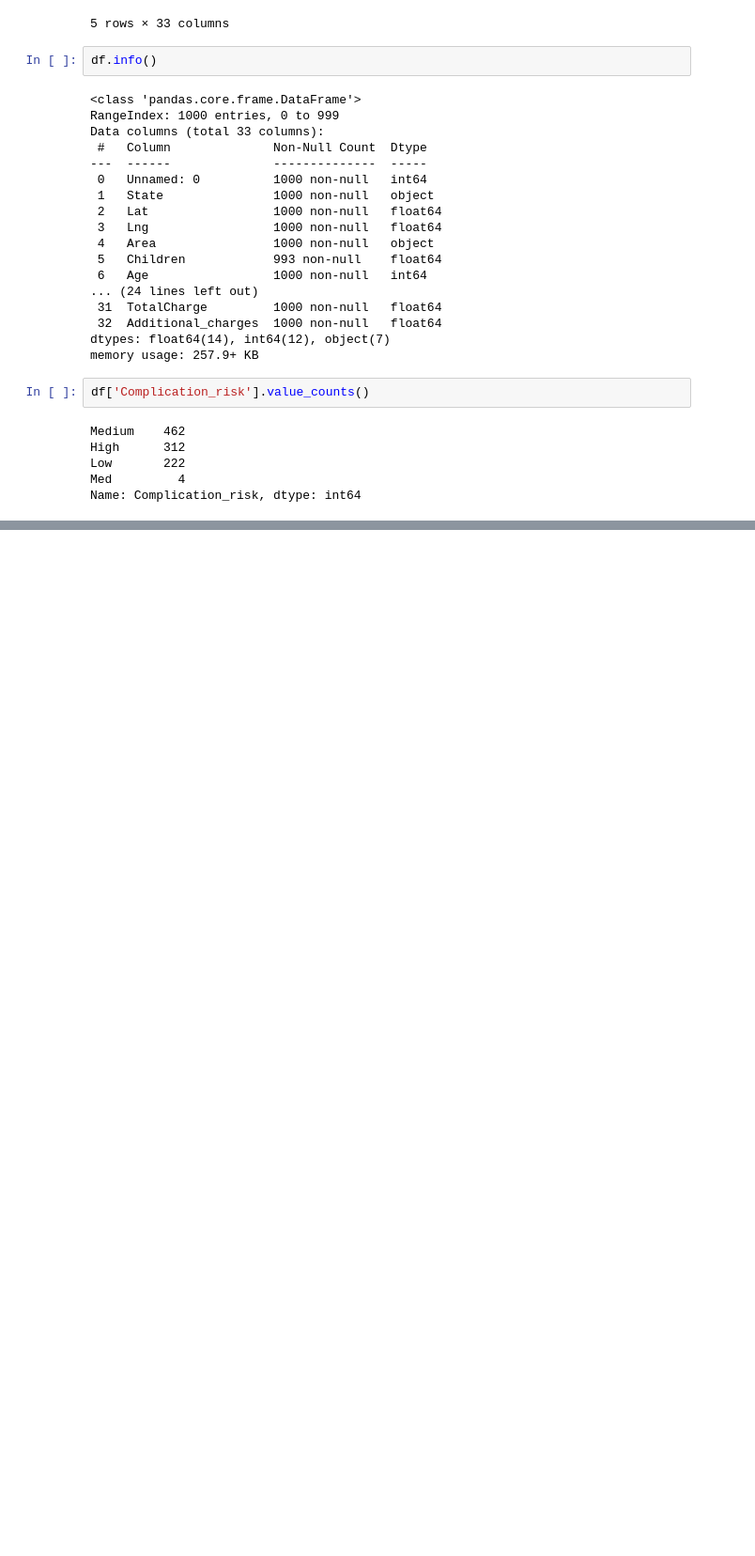
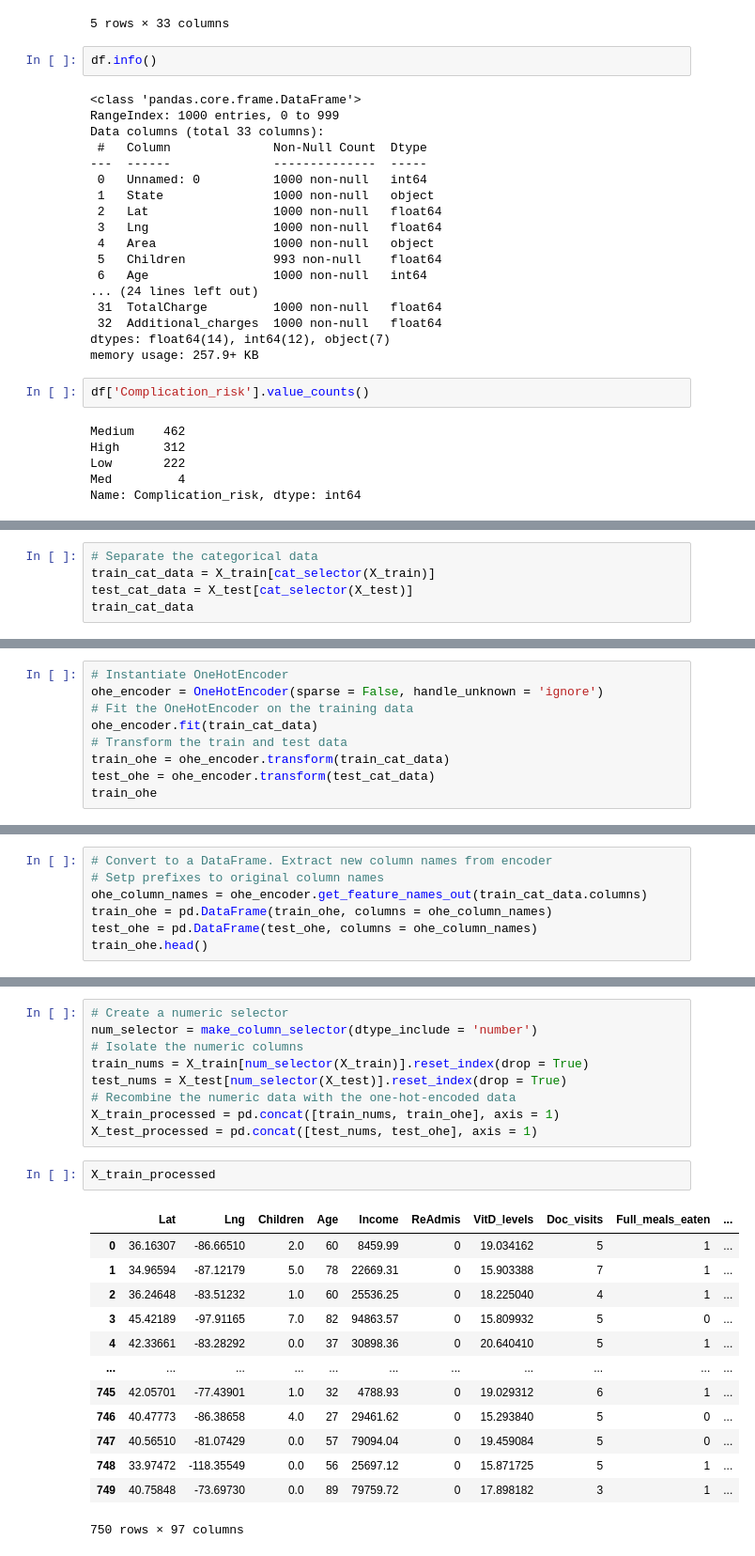
Before and after one commit to mvince33/Coding-Dojo, a Jupyter notebook: ordinal_and_one_hot_encoder.ipynb, the cells around one changed output, grey strips where cells are left out. Shown at 94% size. Drawn from its saved outputs; the diff is of its cells as text; blank space fills up the shorter version.

```diff
--- a/ordinal_and_one_hot_encoder.ipynb
+++ b/ordinal_and_one_hot_encoder.ipynb
@@ -57,0 +70,5 @@ Name: Complication_risk, dtype: int64
+# %%
+# Separate the categorical data
+train_cat_data = X_train[cat_selector(X_train)]
+test_cat_data = X_test[cat_selector(X_test)]
+train_cat_data
@@ -57,0 +89,9 @@ Name: Complication_risk, dtype: int64
+# %%
+# Instantiate OneHotEncoder
+ohe_encoder = OneHotEncoder(sparse = False, handle_unknown = 'ignore')
+# Fit the OneHotEncoder on the training data
+ohe_encoder.fit(train_cat_data)
+# Transform the train and test data
+train_ohe = ohe_encoder.transform(train_cat_data)
+test_ohe = ohe_encoder.transform(test_cat_data)
+train_ohe
@@ -57,0 +106,7 @@ Name: Complication_risk, dtype: int64
+# %%
+# Convert to a DataFrame. Extract new column names from encoder
+# Setp prefixes to original column names
+ohe_column_names = ohe_encoder.get_feature_names_out(train_cat_data.columns)
+train_ohe = pd.DataFrame(train_ohe, columns = ohe_column_names)
+test_ohe = pd.DataFrame(test_ohe, columns = ohe_column_names)
+train_ohe.head()
@@ -57,0 +121,25 @@ Name: Complication_risk, dtype: int64
+# %%
+# Create a numeric selector
+num_selector = make_column_selector(dtype_include = 'number')
+# Isolate the numeric columns
+train_nums = X_train[num_selector(X_train)].reset_index(drop = True)
+test_nums = X_test[num_selector(X_test)].reset_index(drop = True)
+# Recombine the numeric data with the one-hot-encoded data
+X_train_processed = pd.concat([train_nums, train_ohe], axis = 1)
+X_test_processed = pd.concat([test_nums, test_ohe], axis = 1)
+# %%
+X_train_processed
+# %% [output]
+|  | Lat | Lng | Children | Age | Income | ReAdmis | VitD_levels | Doc_visits | Full_meals_eaten | ... |
+| 0 | 36.16307 | -86.66510 | 2.0 | 60 | 8459.99 | 0 | 19.034162 | 5 | 1 | ... |
+| 1 | 34.96594 | -87.12179 | 5.0 | 78 | 22669.31 | 0 | 15.903388 | 7 | 1 | ... |
+| 2 | 36.24648 | -83.51232 | 1.0 | 60 | 25536.25 | 0 | 18.225040 | 4 | 1 | ... |
+| 3 | 45.42189 | -97.91165 | 7.0 | 82 | 94863.57 | 0 | 15.809932 | 5 | 0 | ... |
+| 4 | 42.33661 | -83.28292 | 0.0 | 37 | 30898.36 | 0 | 20.640410 | 5 | 1 | ... |
+| ... | ... | ... | ... | ... | ... | ... | ... | ... | ... | ... |
+| 745 | 42.05701 | -77.43901 | 1.0 | 32 | 4788.93 | 0 | 19.029312 | 6 | 1 | ... |
+| 746 | 40.47773 | -86.38658 | 4.0 | 27 | 29461.62 | 0 | 15.293840 | 5 | 0 | ... |
+| 747 | 40.56510 | -81.07429 | 0.0 | 57 | 79094.04 | 0 | 19.459084 | 5 | 0 | ... |
+| 748 | 33.97472 | -118.35549 | 0.0 | 56 | 25697.12 | 0 | 15.871725 | 5 | 1 | ... |
+| 749 | 40.75848 | -73.69730 | 0.0 | 89 | 79759.72 | 0 | 17.898182 | 3 | 1 | ... |
+750 rows × 97 columns
```
Also changed, not shown: parts of 6 cells of this notebook.
